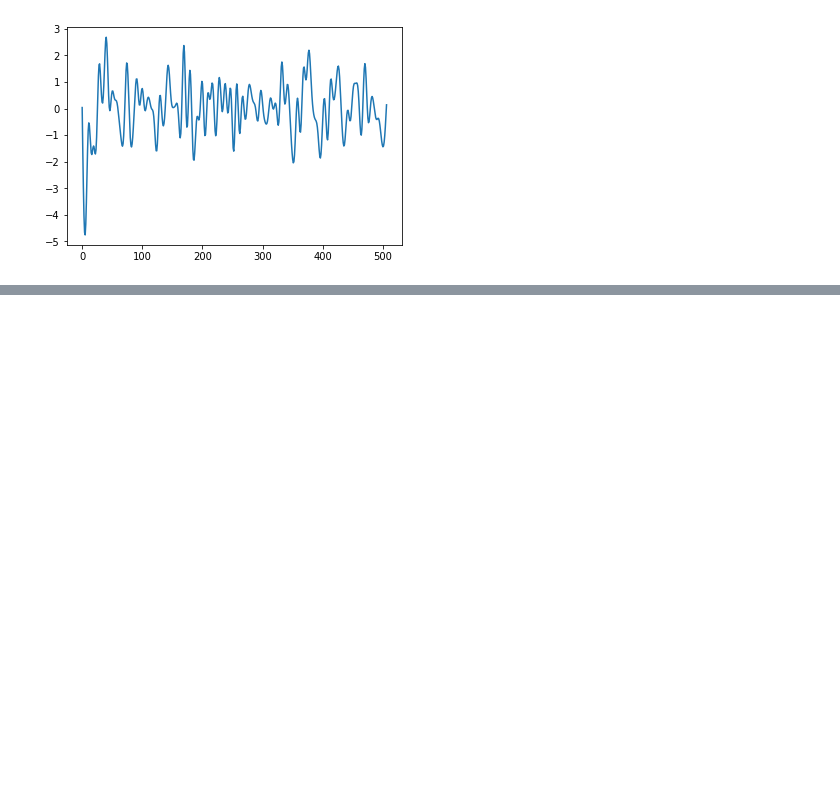
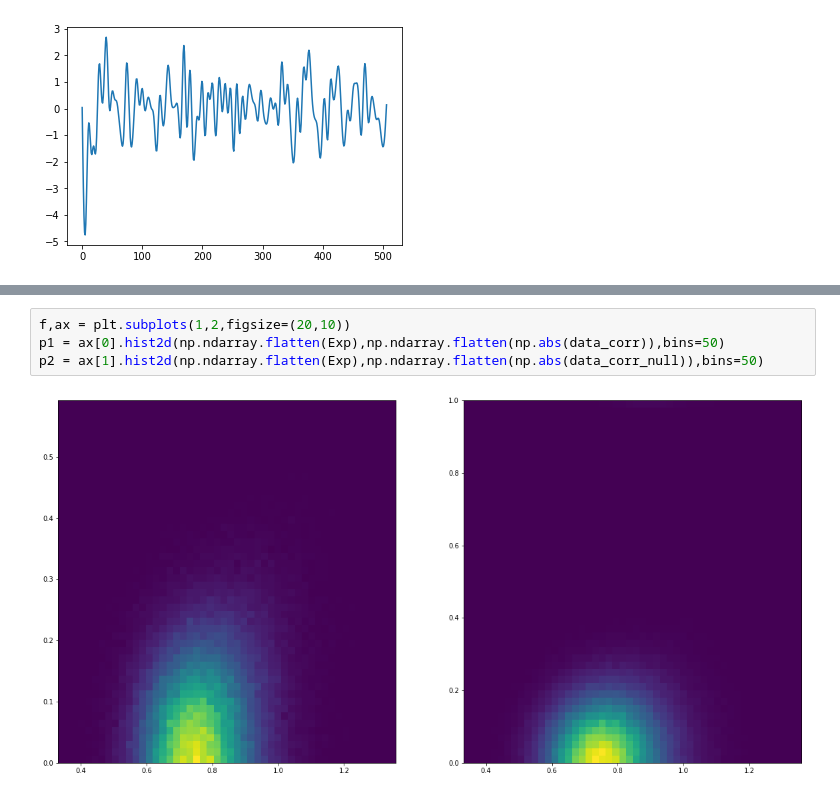
Before and after one commit to mMPI-MRI/scratch_in_progress, a Jupyter notebook: 2017_11_CalcHurst_per_vox.ipynb, the cells around one changed output, grey strips where cells are left out. Saved outputs shown, nothing was run; the diff lists cells and outputs as text; blank space fills up the shorter version.

```diff
--- a/2017_11_CalcHurst_per_vox.ipynb
+++ b/2017_11_CalcHurst_per_vox.ipynb
@@ -279 +289,7 @@ array([ 0.4979741 ,  0.35045506,  0.33306693,  0.29552879,  0.40453744,
+# %%
+f,ax = plt.subplots(1,2,figsize=(20,10))
+p1 = ax[0].hist2d(np.ndarray.flatten(Exp),np.ndarray.flatten(np.abs(data_corr)),bins=50)
+p2 = ax[1].hist2d(np.ndarray.flatten(Exp),np.ndarray.flatten(np.abs(data_corr_null)),bins=50)
+# %% [output]
+[figure, added]
 # %%
```
Also changed, not shown: parts of 13 cells of this notebook.
